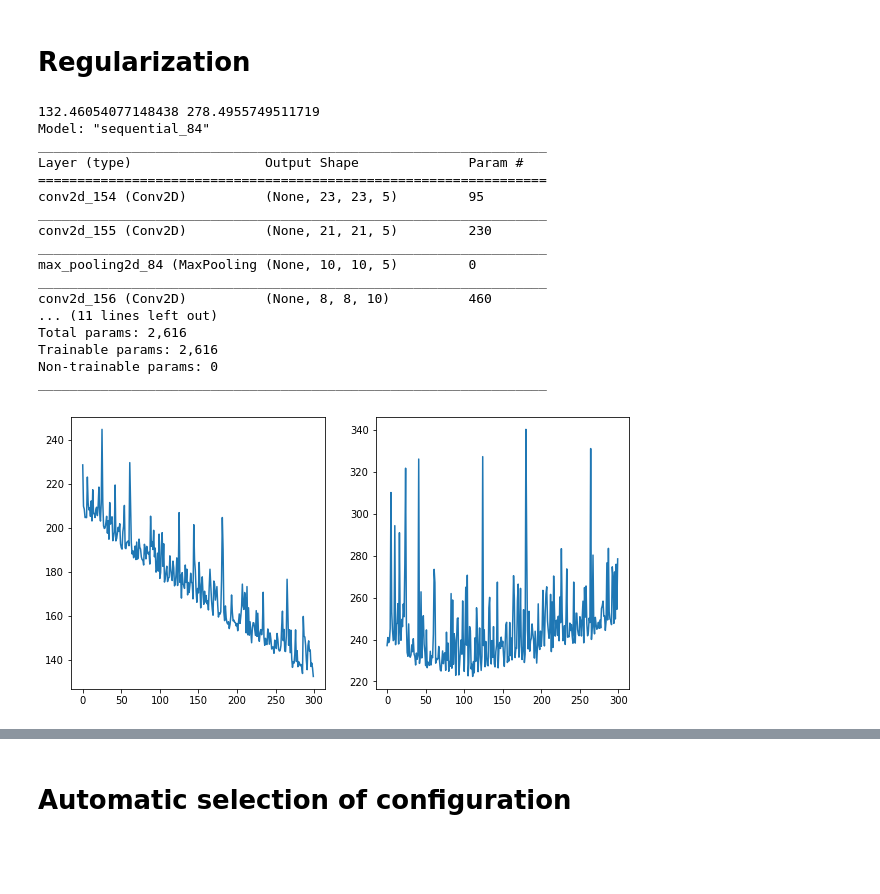
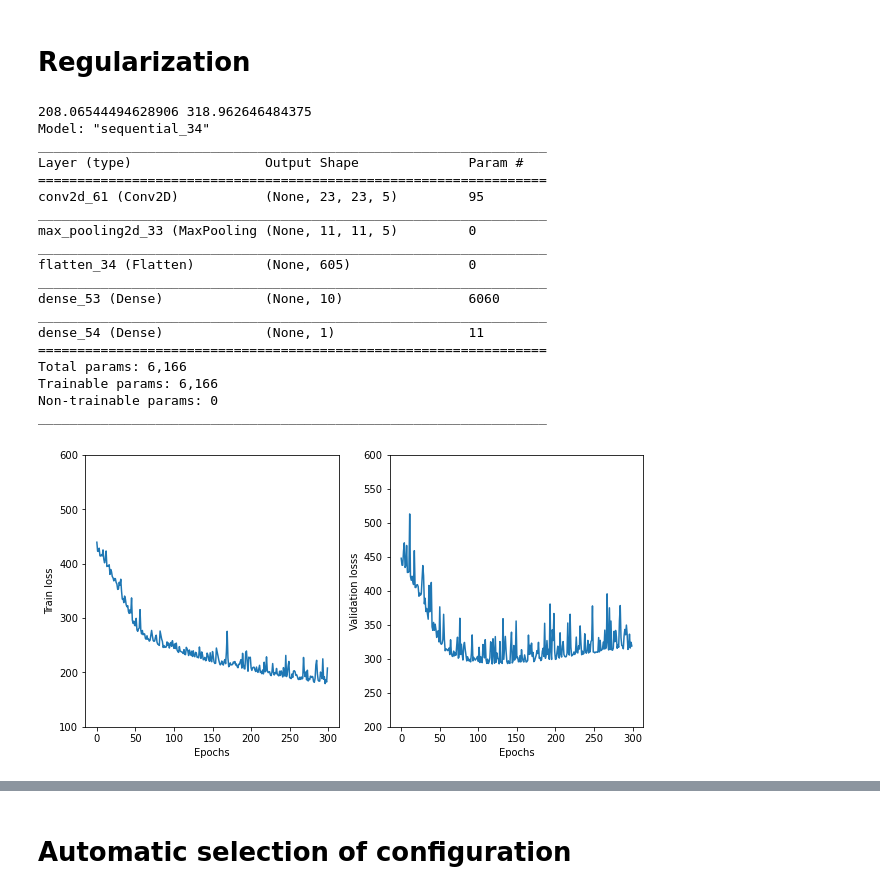
Before and after one commit to nansencenter/nersc_ml_course, a Jupyter notebook: notebooks/p5_cnn_regularization.ipynb, the cells around one changed output, grey strips where cells are left out. Drawn from its saved outputs; the diff is of its cells as text; code cells hidden in the pictures; blank space fills up the shorter version.

```diff
--- a/notebooks/p5_cnn_regularization.ipynb
+++ b/notebooks/p5_cnn_regularization.ipynb
@@ -300,31 +312,40 @@ plt.show()
 # %%
 # Train for many epochs and check history
 # The history shows that the model was overfitted
-# At some point val_loss stoped decreasing
+# At some point val_loss stoped decreasing (and started increasing, not always)
 epochs = 300
-h1 = compile_fit(mm['ccpccpdd'], epochs=epochs)
-
-fig, ax = plt.subplots(1,2,figsize=(10,5))
-ax[0].plot(h1.history['loss'], label='ccpccpdd')
-ax[1].plot(h1.history['val_loss'])
-plt.show()
+h1 = compile_fit(mm['cpdd'], epochs=epochs)
 # %% [output]
-132.46054077148438 278.4955749511719
-Model: "sequential_84"
+208.06544494628906 318.962646484375
+Model: "sequential_34"
 _________________________________________________________________
 Layer (type)                 Output Shape              Param #
 =================================================================
-conv2d_154 (Conv2D)          (None, 23, 23, 5)         95
+conv2d_61 (Conv2D)           (None, 23, 23, 5)         95
 _________________________________________________________________
-conv2d_155 (Conv2D)          (None, 21, 21, 5)         230
+max_pooling2d_33 (MaxPooling (None, 11, 11, 5)         0
 _________________________________________________________________
-max_pooling2d_84 (MaxPooling (None, 10, 10, 5)         0
+flatten_34 (Flatten)         (None, 605)               0
 _________________________________________________________________
-conv2d_156 (Conv2D)          (None, 8, 8, 10)          460
-... (11 lines left out)
-Total params: 2,616
-Trainable params: 2,616
+dense_53 (Dense)             (None, 10)                6060
+_________________________________________________________________
+dense_54 (Dense)             (None, 1)                 11
+=================================================================
+Total params: 6,166
+Trainable params: 6,166
 Non-trainable params: 0
 _________________________________________________________________
-[figure, removed]
+# %%
+fig, ax = plt.subplots(1,2,figsize=(10,5))
+ax[0].plot(h1.history['loss'], label='ccpccpdd')
+ax[1].plot(h1.history['val_loss'])
+ax[0].set_xlabel('Epochs')
+ax[1].set_xlabel('Epochs')
+ax[0].set_ylabel('Train loss')
+ax[1].set_ylabel('Validation losss')
+ax[0].set_ylim([100, 600])
+ax[1].set_ylim([200, 600])
+plt.show()
+# %% [output]
+[figure, added]
 # %%
```
Also changed, not shown: parts of 11 cells of this notebook.
